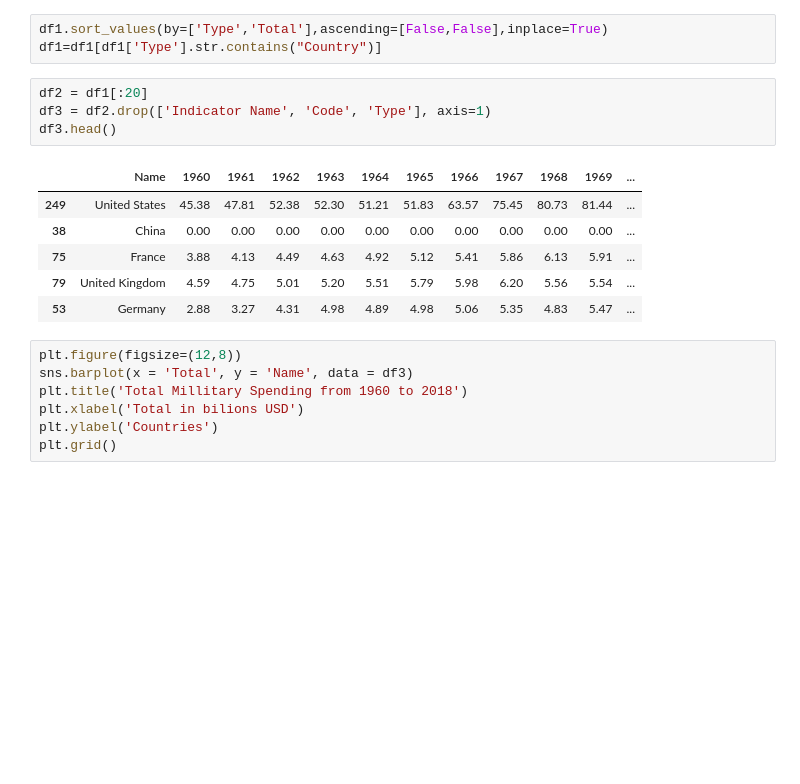
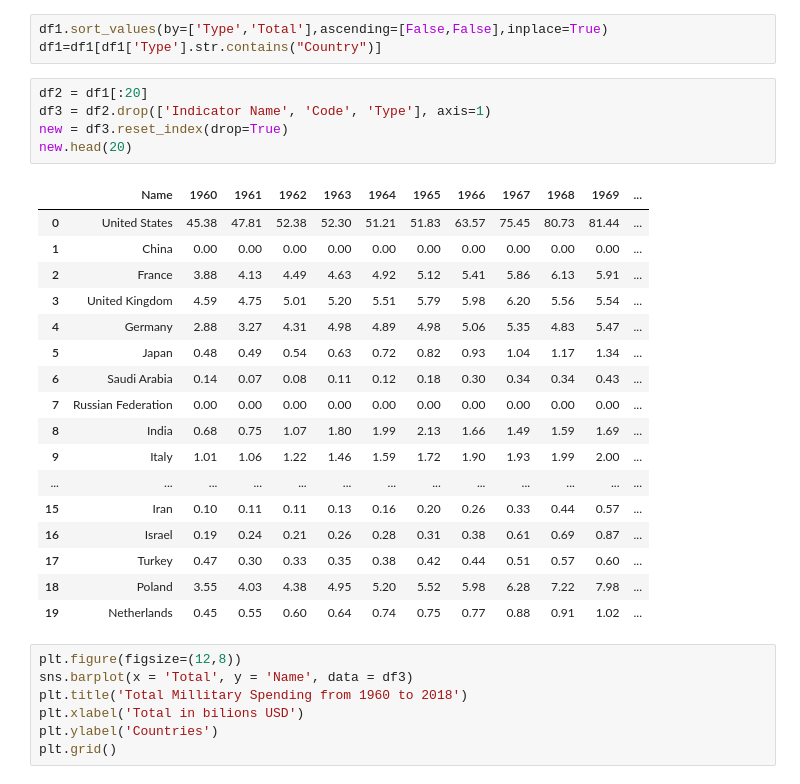
Before and after one commit to tricycle88/Military-expenditure-1960-2018, a Jupyter notebook: Military.ipynb, the cells around one changed output. Drawn from its saved outputs; the diff is of its cells as text; blank space fills up the shorter version.

```diff
--- a/Military.ipynb
+++ b/Military.ipynb
@@ -105,14 +105,26 @@ df1=df1[df1['Type'].str.contains("Country")]
 # %%
 df2 = df1[:20]
 df3 = df2.drop(['Indicator Name', 'Code', 'Type'], axis=1)
-df3.head()
+new = df3.reset_index(drop=True)
+new.head(20)
 # %% [output]
 |  | Name | 1960 | 1961 | 1962 | 1963 | 1964 | 1965 | 1966 | 1967 | 1968 | 1969 | ... |
-| 249 | United States | 45.38 | 47.81 | 52.38 | 52.30 | 51.21 | 51.83 | 63.57 | 75.45 | 80.73 | 81.44 | ... |
-| 38 | China | 0.00 | 0.00 | 0.00 | 0.00 | 0.00 | 0.00 | 0.00 | 0.00 | 0.00 | 0.00 | ... |
-| 75 | France | 3.88 | 4.13 | 4.49 | 4.63 | 4.92 | 5.12 | 5.41 | 5.86 | 6.13 | 5.91 | ... |
-| 79 | United Kingdom | 4.59 | 4.75 | 5.01 | 5.20 | 5.51 | 5.79 | 5.98 | 6.20 | 5.56 | 5.54 | ... |
-| 53 | Germany | 2.88 | 3.27 | 4.31 | 4.98 | 4.89 | 4.98 | 5.06 | 5.35 | 4.83 | 5.47 | ... |
+| 0 | United States | 45.38 | 47.81 | 52.38 | 52.30 | 51.21 | 51.83 | 63.57 | 75.45 | 80.73 | 81.44 | ... |
+| 1 | China | 0.00 | 0.00 | 0.00 | 0.00 | 0.00 | 0.00 | 0.00 | 0.00 | 0.00 | 0.00 | ... |
+| 2 | France | 3.88 | 4.13 | 4.49 | 4.63 | 4.92 | 5.12 | 5.41 | 5.86 | 6.13 | 5.91 | ... |
+| 3 | United Kingdom | 4.59 | 4.75 | 5.01 | 5.20 | 5.51 | 5.79 | 5.98 | 6.20 | 5.56 | 5.54 | ... |
+| 4 | Germany | 2.88 | 3.27 | 4.31 | 4.98 | 4.89 | 4.98 | 5.06 | 5.35 | 4.83 | 5.47 | ... |
+| 5 | Japan | 0.48 | 0.49 | 0.54 | 0.63 | 0.72 | 0.82 | 0.93 | 1.04 | 1.17 | 1.34 | ... |
+| 6 | Saudi Arabia | 0.14 | 0.07 | 0.08 | 0.11 | 0.12 | 0.18 | 0.30 | 0.34 | 0.34 | 0.43 | ... |
+| 7 | Russian Federation | 0.00 | 0.00 | 0.00 | 0.00 | 0.00 | 0.00 | 0.00 | 0.00 | 0.00 | 0.00 | ... |
+| 8 | India | 0.68 | 0.75 | 1.07 | 1.80 | 1.99 | 2.13 | 1.66 | 1.49 | 1.59 | 1.69 | ... |
+| 9 | Italy | 1.01 | 1.06 | 1.22 | 1.46 | 1.59 | 1.72 | 1.90 | 1.93 | 1.99 | 2.00 | ... |
+| ... | ... | ... | ... | ... | ... | ... | ... | ... | ... | ... | ... | ... |
+| 15 | Iran | 0.10 | 0.11 | 0.11 | 0.13 | 0.16 | 0.20 | 0.26 | 0.33 | 0.44 | 0.57 | ... |
+| 16 | Israel | 0.19 | 0.24 | 0.21 | 0.26 | 0.28 | 0.31 | 0.38 | 0.61 | 0.69 | 0.87 | ... |
+| 17 | Turkey | 0.47 | 0.30 | 0.33 | 0.35 | 0.38 | 0.42 | 0.44 | 0.51 | 0.57 | 0.60 | ... |
+| 18 | Poland | 3.55 | 4.03 | 4.38 | 4.95 | 5.20 | 5.52 | 5.98 | 6.28 | 7.22 | 7.98 | ... |
+| 19 | Netherlands | 0.45 | 0.55 | 0.60 | 0.64 | 0.74 | 0.75 | 0.77 | 0.88 | 0.91 | 1.02 | ... |
 # %%
 plt.figure(figsize=(12,8))
 sns.barplot(x = 'Total', y = 'Name', data = df3)
```
Also changed, not shown: parts of 7 cells of this notebook.
